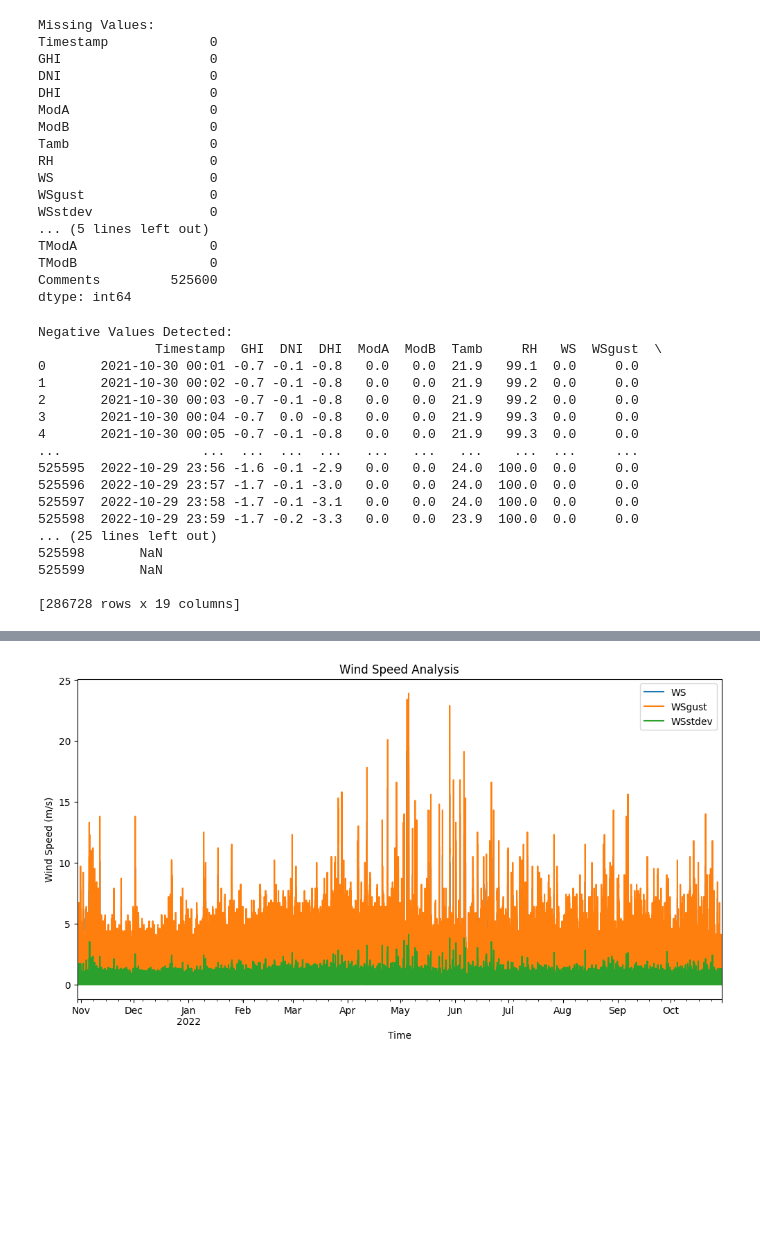
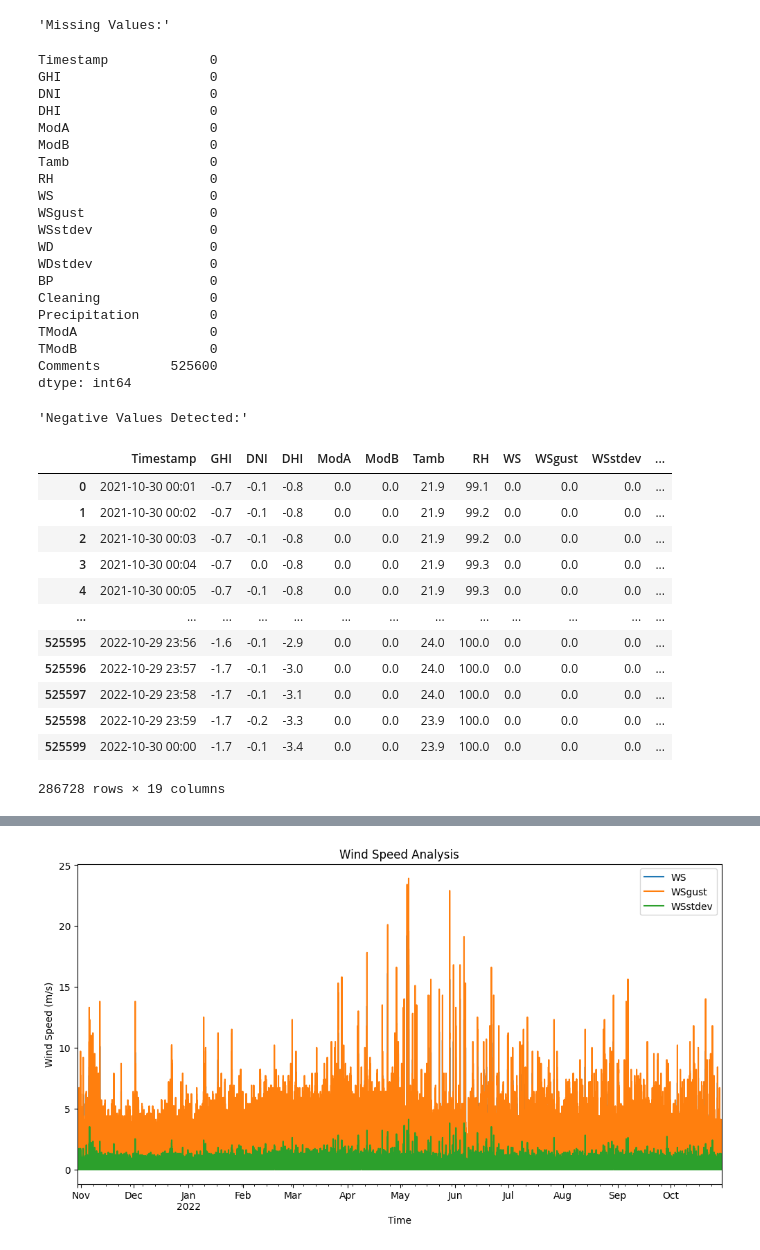
Before and after one commit to Daniel-Andarge/AiML-moonlight-data-analysis-and-dashboard-dev, a Jupyter notebook: Exploratory-Data-Analysis.ipynb, the cells around one changed output, grey strips where cells are left out. Drawn from its saved outputs; the diff is of its cells as text; code cells hidden in the pictures; blank space fills up the shorter version.

```diff
--- a/Exploratory-Data-Analysis.ipynb
+++ b/Exploratory-Data-Analysis.ipynb
@@ -5,48 +5,51 @@ import matplotlib.pyplot as plt
 # Load the dataset - replace 'dataset.csv' with the actual file path
 df = pd.read_csv('data/sierraleone-bumbuna.csv')
 # %%
+from IPython.display import display
 missing_values = df.isnull().sum()
-print("Missing Values:")
-print(missing_values)
+display("Missing Values:")
+display(missing_values)
 # %% [output]
-Missing Values:
-Timestamp             0
-GHI                   0
-DNI                   0
-DHI                   0
-ModA                  0
-ModB                  0
-Tamb                  0
-RH                    0
-WS                    0
-WSgust                0
-WSstdev               0
-... (5 lines left out)
-TModA                 0
-TModB                 0
-Comments         525600
-dtype: int64
+'Missing Values:'
+Timestamp             0
+GHI                   0
+DNI                   0
+DHI                   0
+ModA                  0
+ModB                  0
+Tamb                  0
+RH                    0
+WS                    0
+WSgust                0
+WSstdev               0
+WD                    0
+WDstdev               0
+BP                    0
+Cleaning              0
+Precipitation         0
+TModA                 0
+TModB                 0
+Comments         525600
+dtype: int64
 # %%
+from IPython.display import display
 negative_values = df.loc[(df['GHI'] < 0) | (df['DNI'] < 0) | (df['DHI'] < 0)]
 if not negative_values.empty:
-    print("Negative Values Detected:")
-    print(negative_values)
+    display("Negative Values Detected:")
+    display(negative_values)
 # %% [output]
-Negative Values Detected:
-               Timestamp  GHI  DNI  DHI  ModA  ModB  Tamb     RH   WS  WSgust  \
-0       2021-10-30 00:01 -0.7 -0.1 -0.8   0.0   0.0  21.9   99.1  0.0     0.0
-1       2021-10-30 00:02 -0.7 -0.1 -0.8   0.0   0.0  21.9   99.2  0.0     0.0
-2       2021-10-30 00:03 -0.7 -0.1 -0.8   0.0   0.0  21.9   99.2  0.0     0.0
-3       2021-10-30 00:04 -0.7  0.0 -0.8   0.0   0.0  21.9   99.3  0.0     0.0
-4       2021-10-30 00:05 -0.7 -0.1 -0.8   0.0   0.0  21.9   99.3  0.0     0.0
-...                  ...  ...  ...  ...   ...   ...   ...    ...  ...     ...
-525595  2022-10-29 23:56 -1.6 -0.1 -2.9   0.0   0.0  24.0  100.0  0.0     0.0
-525596  2022-10-29 23:57 -1.7 -0.1 -3.0   0.0   0.0  24.0  100.0  0.0     0.0
-525597  2022-10-29 23:58 -1.7 -0.1 -3.1   0.0   0.0  24.0  100.0  0.0     0.0
-525598  2022-10-29 23:59 -1.7 -0.2 -3.3   0.0   0.0  23.9  100.0  0.0     0.0
-... (25 lines left out)
-525598       NaN
-525599       NaN
-
-[286728 rows x 19 columns]
+'Negative Values Detected:'
+|  | Timestamp | GHI | DNI | DHI | ModA | ModB | Tamb | RH | WS | WSgust | WSstdev | ... |
+| 0 | 2021-10-30 00:01 | -0.7 | -0.1 | -0.8 | 0.0 | 0.0 | 21.9 | 99.1 | 0.0 | 0.0 | 0.0 | ... |
+| 1 | 2021-10-30 00:02 | -0.7 | -0.1 | -0.8 | 0.0 | 0.0 | 21.9 | 99.2 | 0.0 | 0.0 | 0.0 | ... |
+| 2 | 2021-10-30 00:03 | -0.7 | -0.1 | -0.8 | 0.0 | 0.0 | 21.9 | 99.2 | 0.0 | 0.0 | 0.0 | ... |
+| 3 | 2021-10-30 00:04 | -0.7 | 0.0 | -0.8 | 0.0 | 0.0 | 21.9 | 99.3 | 0.0 | 0.0 | 0.0 | ... |
+| 4 | 2021-10-30 00:05 | -0.7 | -0.1 | -0.8 | 0.0 | 0.0 | 21.9 | 99.3 | 0.0 | 0.0 | 0.0 | ... |
+| ... | ... | ... | ... | ... | ... | ... | ... | ... | ... | ... | ... | ... |
+| 525595 | 2022-10-29 23:56 | -1.6 | -0.1 | -2.9 | 0.0 | 0.0 | 24.0 | 100.0 | 0.0 | 0.0 | 0.0 | ... |
+| 525596 | 2022-10-29 23:57 | -1.7 | -0.1 | -3.0 | 0.0 | 0.0 | 24.0 | 100.0 | 0.0 | 0.0 | 0.0 | ... |
+| 525597 | 2022-10-29 23:58 | -1.7 | -0.1 | -3.1 | 0.0 | 0.0 | 24.0 | 100.0 | 0.0 | 0.0 | 0.0 | ... |
+| 525598 | 2022-10-29 23:59 | -1.7 | -0.2 | -3.3 | 0.0 | 0.0 | 23.9 | 100.0 | 0.0 | 0.0 | 0.0 | ... |
+| 525599 | 2022-10-30 00:00 | -1.7 | -0.1 | -3.4 | 0.0 | 0.0 | 23.9 | 100.0 | 0.0 | 0.0 | 0.0 | ... |
+286728 rows × 19 columns
 # %%
```
Also changed, not shown: parts of 8 cells of this notebook.
